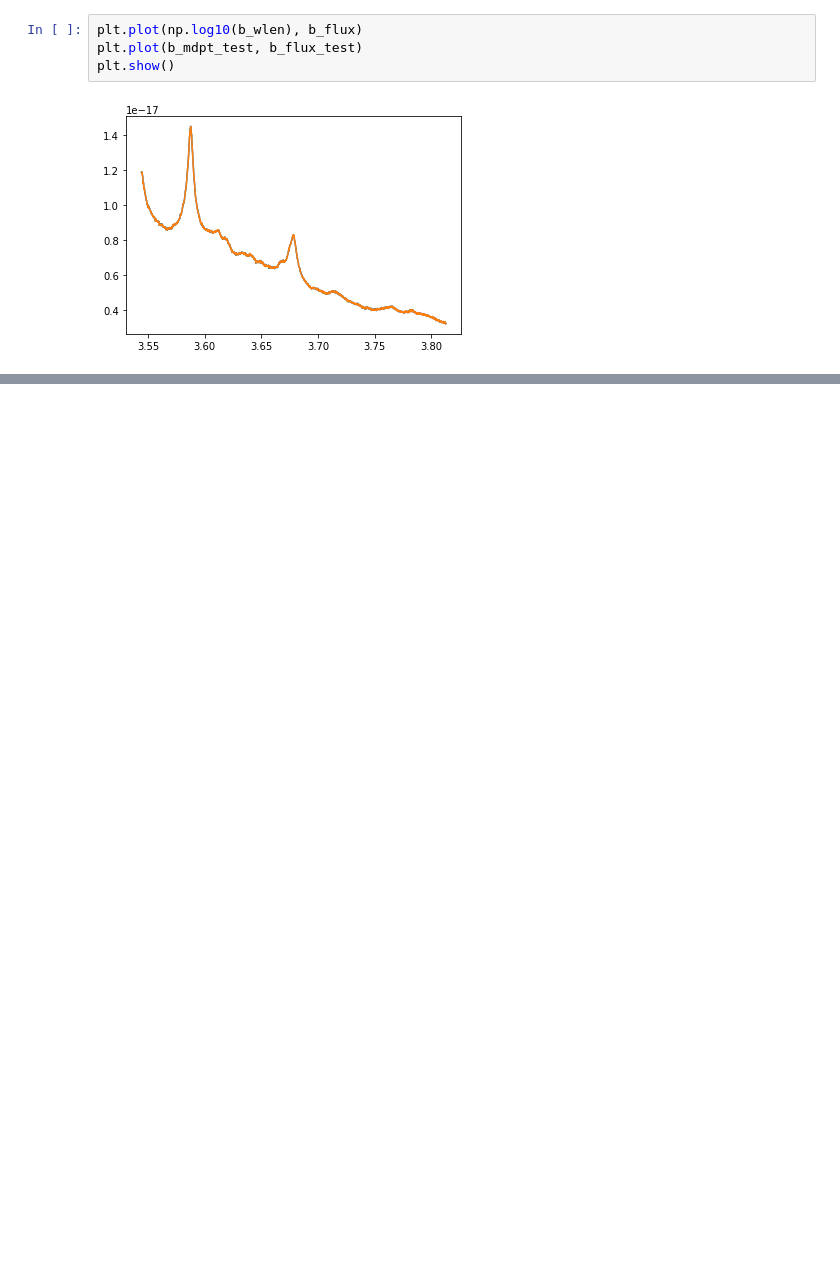
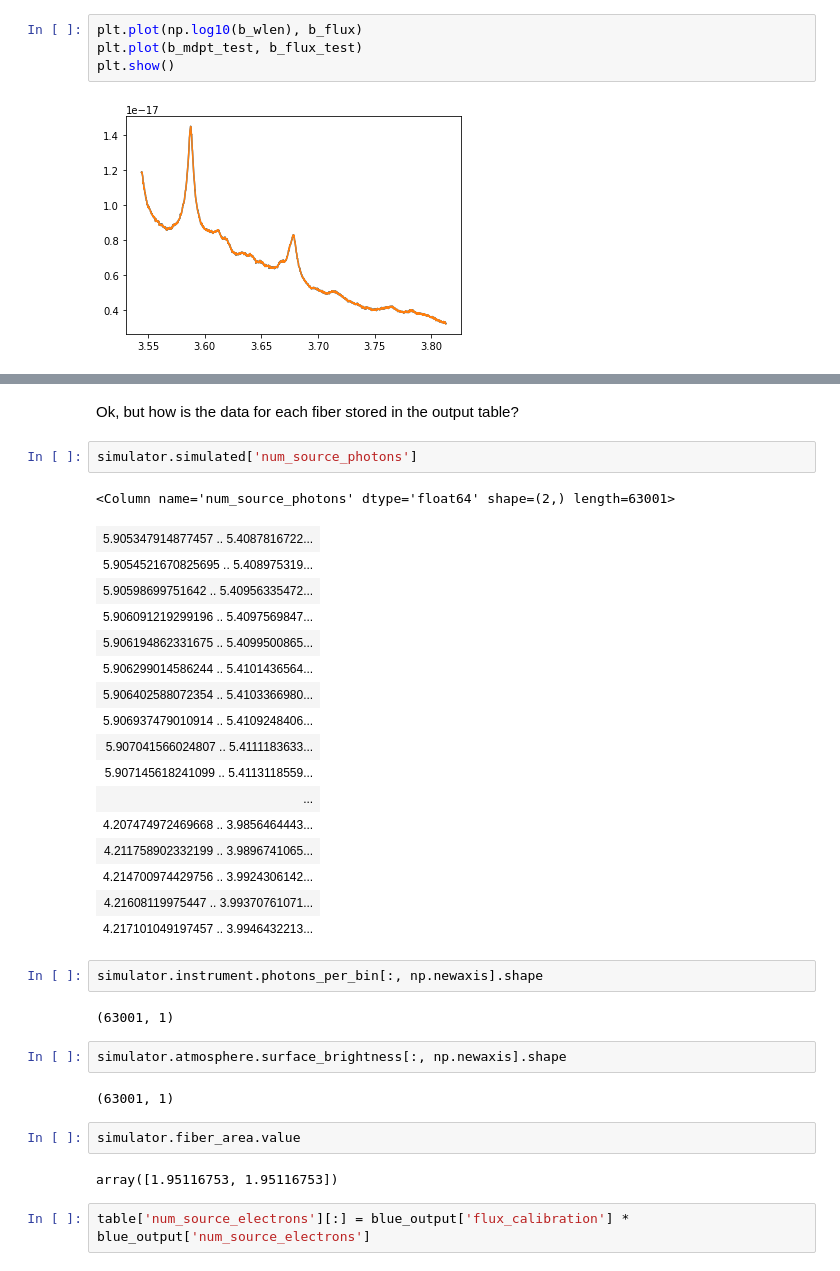
Before and after one commit to belaa/specsim-for-eboss, a Jupyter notebook: downsample_to_eBOSS_grid.ipynb, the cells around one changed output, grey strips where cells are left out. Drawn from its saved outputs; the diff is of its cells as text; blank space fills up the shorter version.

```diff
--- a/downsample_to_eBOSS_grid.ipynb
+++ b/downsample_to_eBOSS_grid.ipynb
@@ -891,0 +708,36 @@ plt.show()
+# %% [markdown]
+Ok, but how is the data for each fiber stored in the output table?
+# %%
+simulator.simulated['num_source_photons']
+# %% [output]
+<Column name='num_source_photons' dtype='float64' shape=(2,) length=63001>
+| 5.905347914877457 .. 5.4087816722... |
+| 5.9054521670825695 .. 5.408975319... |
+| 5.90598699751642 .. 5.40956335472... |
+| 5.906091219299196 .. 5.4097569847... |
+| 5.906194862331675 .. 5.4099500865... |
+| 5.906299014586244 .. 5.4101436564... |
+| 5.906402588072354 .. 5.4103366980... |
+| 5.906937479010914 .. 5.4109248406... |
+| 5.907041566024807 .. 5.4111183633... |
+| 5.907145618241099 .. 5.4113118559... |
+| ... |
+| 4.207474972469668 .. 3.9856464443... |
+| 4.211758902332199 .. 3.9896741065... |
+| 4.214700974429756 .. 3.9924306142... |
+| 4.21608119975447 .. 3.99370761071... |
+| 4.217101049197457 .. 3.9946432213... |
+# %%
+simulator.instrument.photons_per_bin[:, np.newaxis].shape
+# %% [output]
+(63001, 1)
+# %%
+simulator.atmosphere.surface_brightness[:, np.newaxis].shape
+# %% [output]
+(63001, 1)
+# %%
+simulator.fiber_area.value
+# %% [output]
+array([1.95116753, 1.95116753])
+# %%
+table['num_source_electrons'][:] = blue_output['flux_calibration'] * blue_output['num_source_electrons']
```
Also changed, not shown: parts of 56 cells of this notebook.
